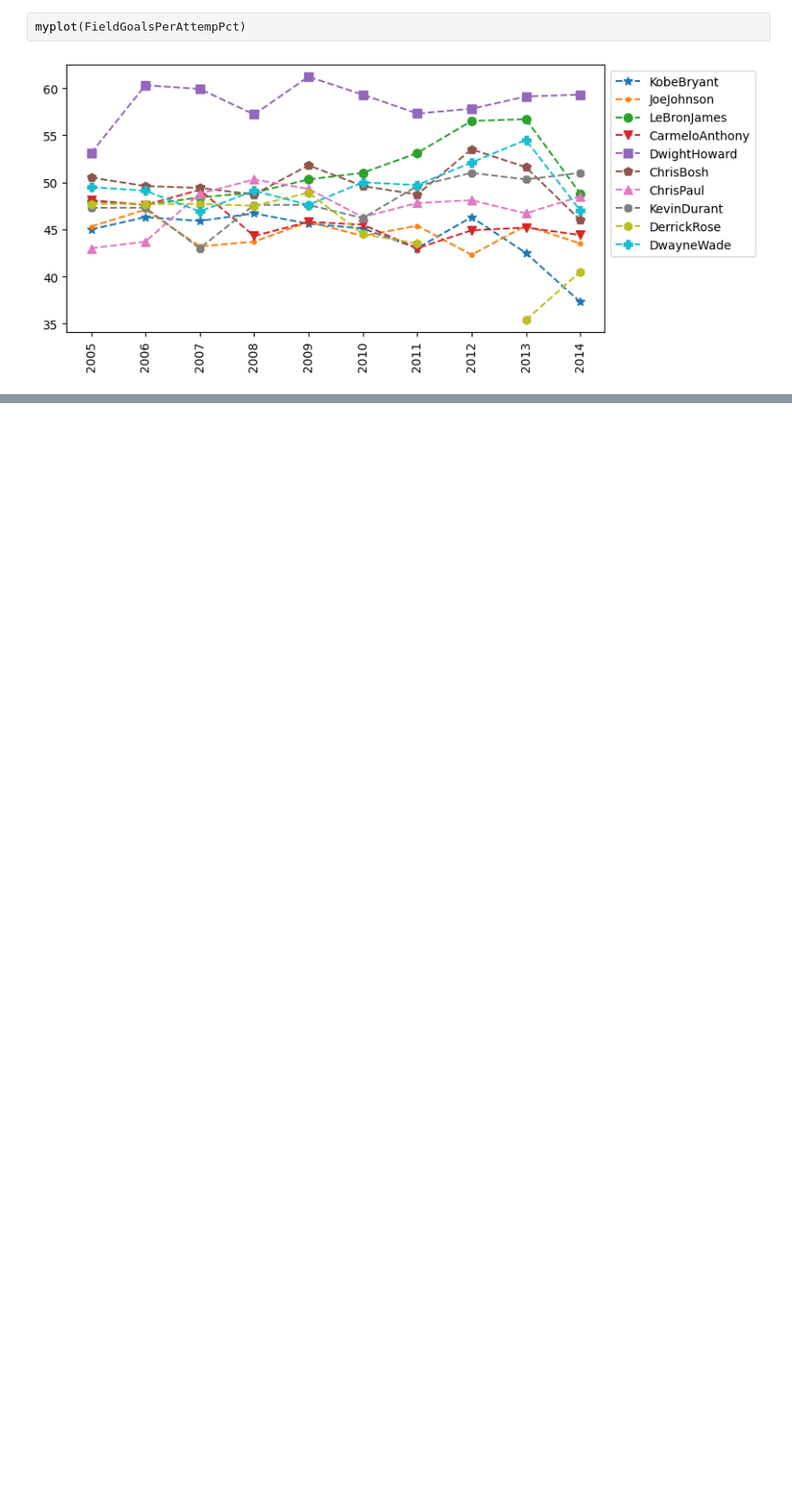
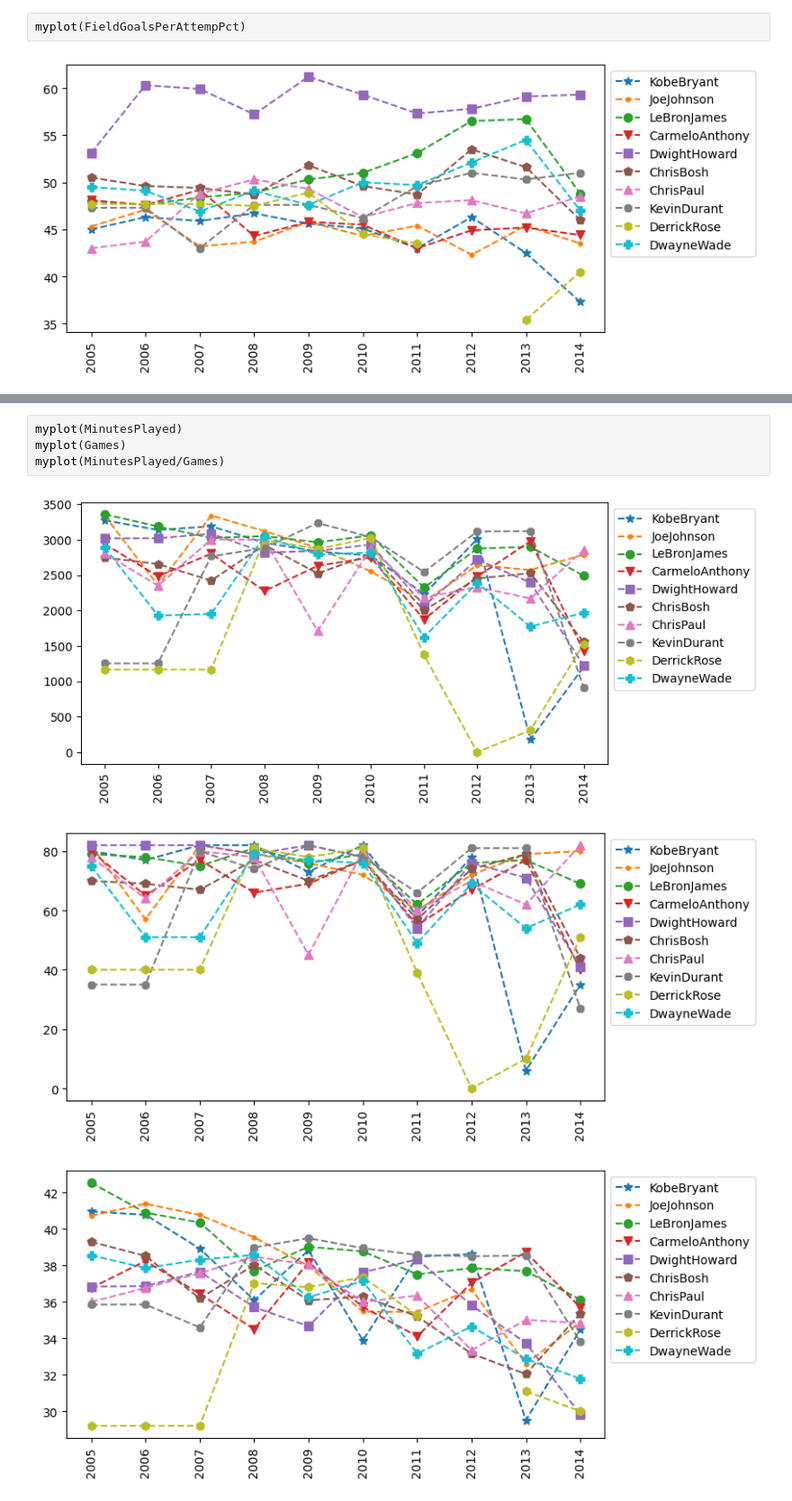
Before and after one commit to supershao1/PythonA-Z, a Jupyter notebook: NBA_2012.ipynb, the cells around one changed output, grey strips where cells are left out. Shown at 90% size. Cells and saved outputs as stored; diff of their text form; blank space fills up the shorter version.

```diff
--- a/NBA_2012.ipynb
+++ b/NBA_2012.ipynb
@@ -441,0 +472,8 @@ myplot(FieldGoalsPerAttempPct)
+# %%
+myplot(MinutesPlayed)
+myplot(Games)
+myplot(MinutesPlayed/Games)
+# %% [output]
+[figure, added]
+[figure, added]
+[figure, added]
```
Also changed, not shown: parts of 5 cells of this notebook.
